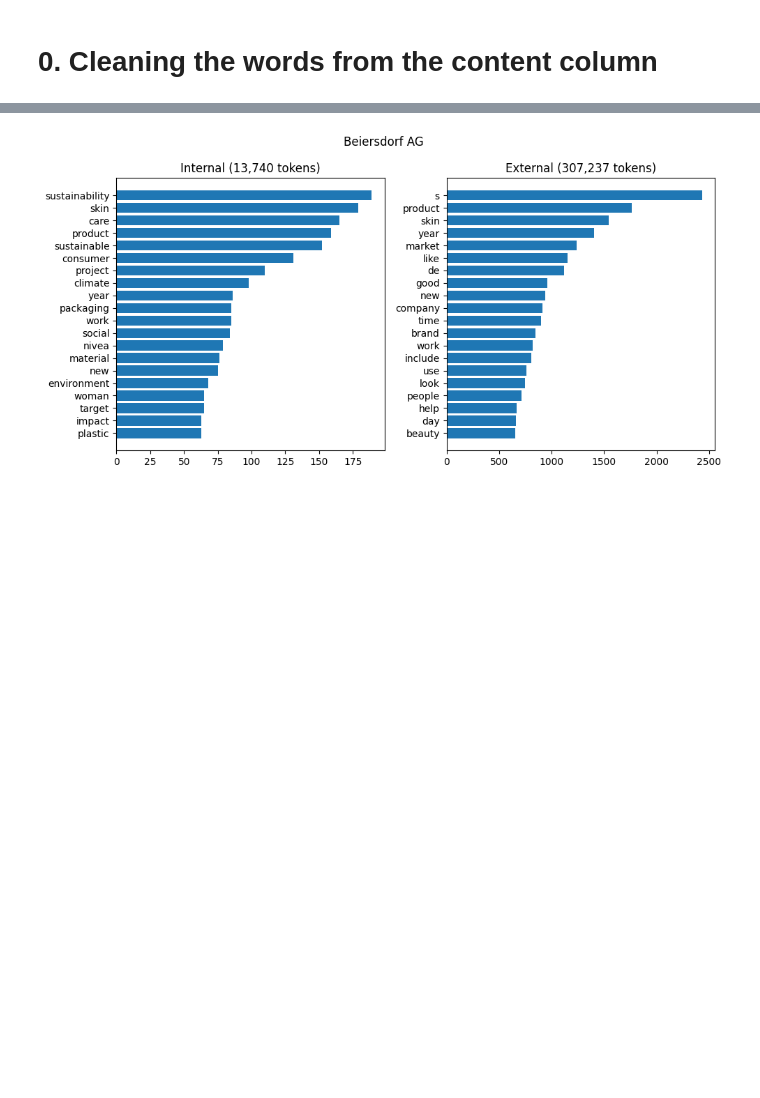
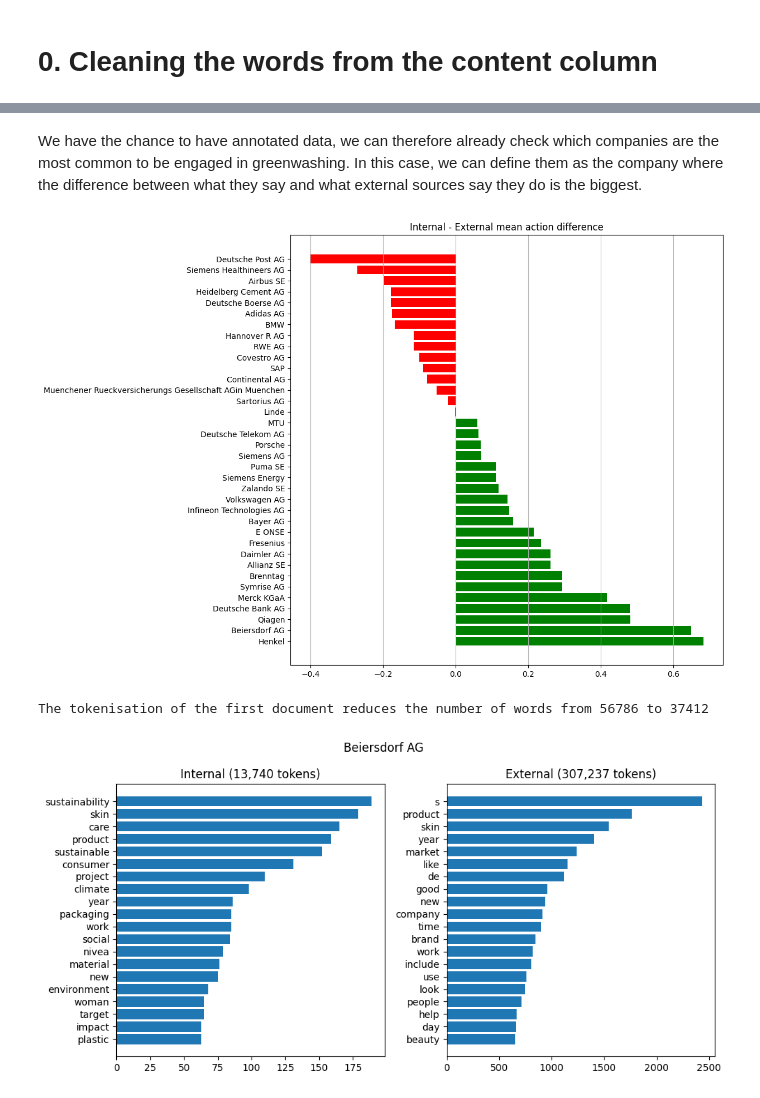
Before and after one commit to MathieuDemarets/vlerick-mai-nlp-2023, a Jupyter notebook: Assignment 1 - Boilerplate.ipynb, the cells around one changed output, grey strips where cells are left out. Drawn from its saved outputs; the diff is of its cells as text; code cells hidden in the pictures; blank space fills up the shorter version.

Commit message:
Spacy tokenize

```diff
--- a/Assignment 1 - Boilerplate.ipynb
+++ b/Assignment 1 - Boilerplate.ipynb
@@ -40,0 +74,28 @@ df_1 = df[np.logical_and(
+# %% [markdown]
+We have the chance to have annotated data, we can therefore already check which companies are the most common to be engaged in greenwashing. In this case, we can define them as the company where the difference between what they say and what external sources say they do is the biggest.
+# %%
+agg_table = df_1.groupby(["company","internal"]).agg({
+    'mean_action_score': ['mean', 'min', 'max'], 'company': ["count"]
+}).reset_index()
+
+agg_table.columns = ["company","internal","mean_action_score_mean","mean_action_score_min","mean_action_score_max","count"]
+agg_table
+
+diff_table = agg_table[agg_table["internal"] == False].merge(
+    agg_table[agg_table["internal"] == True],
+    on="company",
+    suffixes=("_external","_internal")
+)
+
+diff_table["mean_difference"] = diff_table["mean_action_score_mean_internal"] - diff_table["mean_action_score_mean_external"]
+diff_table.sort_values("mean_difference", ascending=False, inplace=True)
+
+plt.figure(figsize=(10,10))
+plt.barh(
+    diff_table["company"], diff_table["mean_difference"],
+    color=np.where(diff_table["mean_difference"] > 0, "green", "red"))
+plt.title("Internal - External mean action difference")
+plt.grid(axis="x")
+plt.show()
+# %% [output]
+[figure, added]
@@ -60,3 +133,21 @@ tokens = spacy_tokenizer(test_sentence)
+# %%
+df_test = df_1.copy()
+df_test = df_test.iloc[:10,:] # small dataset to test code on CPU
+
+def tokenize_text(data, from_column, to_column):
+    """Tokenize a column of text and add the result to a new column."""
+    df_test[to_column] = df_test[from_column].progress_apply(spacy_tokenizer)
+
+tokenize_text(df_test, "content", "tokens")
+print("The tokenisation of the first document reduces the number of characters (words -> lemma) from",
+    len(df_test["content"][0]), "to", len(" ".join(df_test["tokens"][0]))) # Success
+
+# Tokenize all documents and save the result in a new pickle file
+
+# tokenize_text(df_1, "content", "tokens")
+# df_1.to_pickle("/content/drive/MyDrive/Vlerick - NLP Course/esg_documents_for_dax_companies_with_scores_tokenized.pkl")
+# %% [output]
+The tokenisation of the first document reduces the number of words from 56786 to 37412
 # %%
 from collections import Counter
 import tqdm
```
Also changed, not shown: parts of 9 cells of this notebook.
